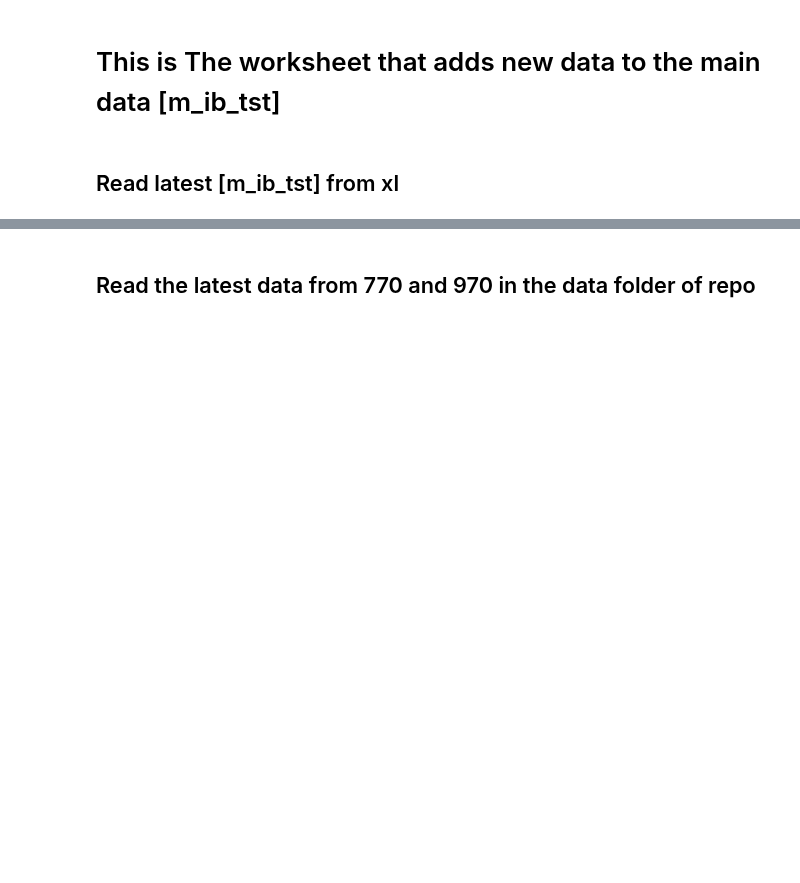
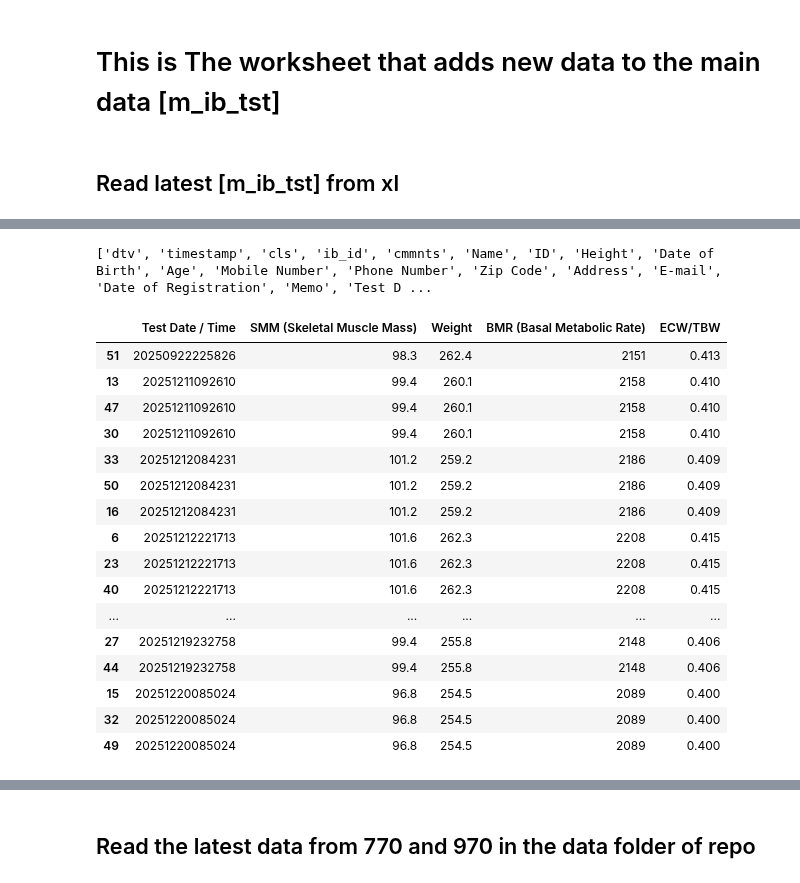
Before and after one commit to 1ratlabs/JL_2, a Jupyter notebook: ib_fls_import.ipynb, the cells around one changed output, grey strips where cells are left out. Drawn from its saved outputs; the diff is of its cells as text; code cells hidden in the pictures; blank space fills up the shorter version.

```diff
--- a/ib_fls_import.ipynb
+++ b/ib_fls_import.ipynb
@@ -66,0 +134,28 @@ m_ib_tst imported
+# %%
+print(list(m_ib_tst.columns))
+# %% [output]
+['dtv', 'timestamp', 'cls', 'ib_id', 'cmmnts', 'Name', 'ID', 'Height', 'Date of Birth', 'Age', 'Mobile Number', 'Phone Number', 'Zip Code', 'Address', 'E-mail', 'Date of Registration', 'Memo', 'Test D ...
+# %%
+m_ib_tst_sorted = m_ib_tst[["Test Date / Time", "SMM (Skeletal Muscle Mass)" , "Weight" , "BMR (Basal Metabolic Rate)" ,
+ "ECW/TBW"]].sort_values(
+    by="Test Date / Time"
+)
+m_ib_tst_sorted
+# %% [output]
+|  | Test Date / Time | SMM (Skeletal Muscle Mass) | Weight | BMR (Basal Metabolic Rate) | ECW/TBW |
+| 51 | 20250922225826 | 98.3 | 262.4 | 2151 | 0.413 |
+| 13 | 20251211092610 | 99.4 | 260.1 | 2158 | 0.410 |
+| 47 | 20251211092610 | 99.4 | 260.1 | 2158 | 0.410 |
+| 30 | 20251211092610 | 99.4 | 260.1 | 2158 | 0.410 |
+| 33 | 20251212084231 | 101.2 | 259.2 | 2186 | 0.409 |
+| 50 | 20251212084231 | 101.2 | 259.2 | 2186 | 0.409 |
+| 16 | 20251212084231 | 101.2 | 259.2 | 2186 | 0.409 |
+| 6 | 20251212221713 | 101.6 | 262.3 | 2208 | 0.415 |
+| 23 | 20251212221713 | 101.6 | 262.3 | 2208 | 0.415 |
+| 40 | 20251212221713 | 101.6 | 262.3 | 2208 | 0.415 |
+| ... | ... | ... | ... | ... | ... |
+| 27 | 20251219232758 | 99.4 | 255.8 | 2148 | 0.406 |
+| 44 | 20251219232758 | 99.4 | 255.8 | 2148 | 0.406 |
+| 15 | 20251220085024 | 96.8 | 254.5 | 2089 | 0.400 |
+| 32 | 20251220085024 | 96.8 | 254.5 | 2089 | 0.400 |
+| 49 | 20251220085024 | 96.8 | 254.5 | 2089 | 0.400 |
```
Also changed, not shown: parts of 10 cells of this notebook.
